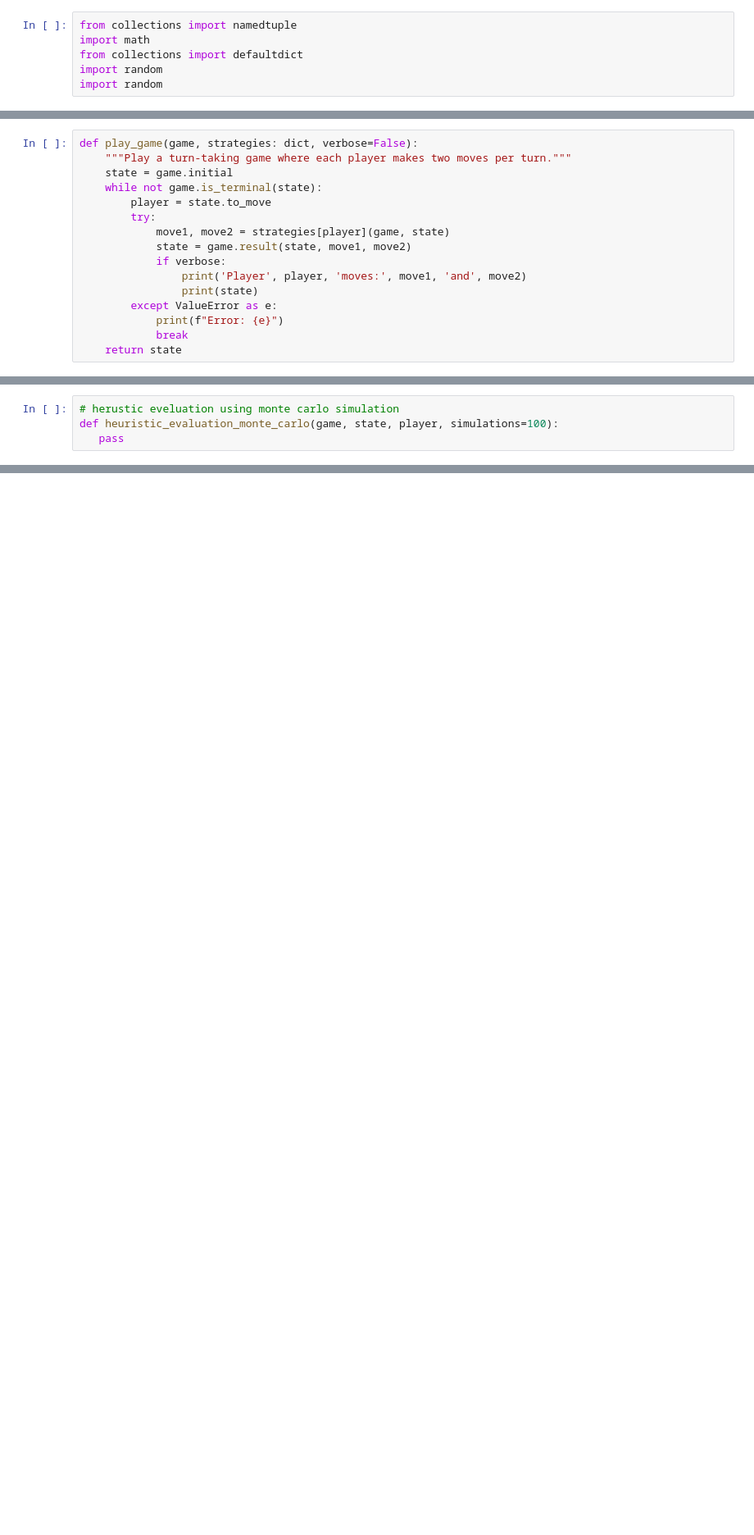
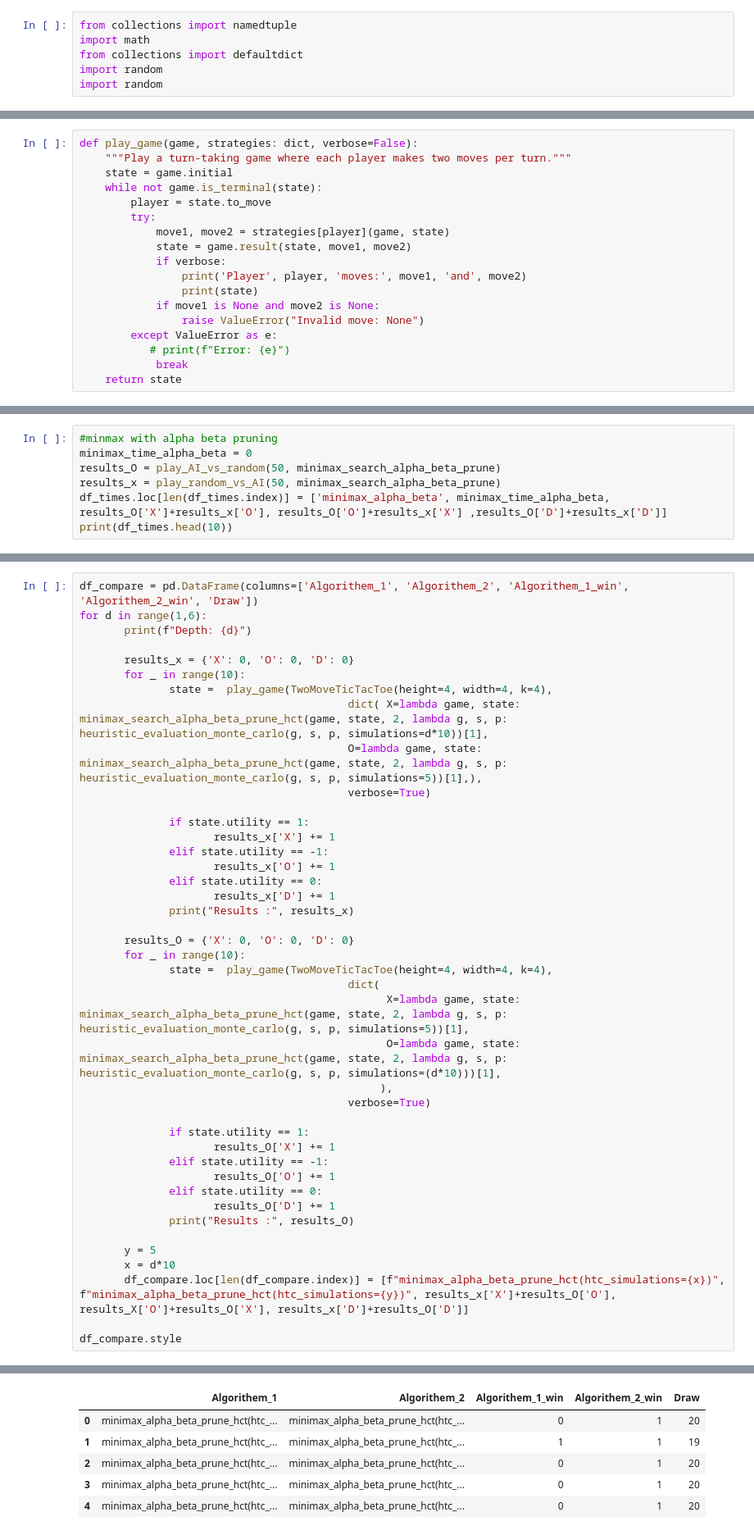
Before and after one commit to jayalalj/AI-801-tic-tac-toe, a Jupyter notebook: two_moves_tic_tac_toe.ipynb, the cells around one changed output, grey strips where cells are left out. Shown at 82% size. Drawn from its saved outputs; the diff is of its cells as text; blank space fills up the shorter version.

```diff
--- a/two_moves_tic_tac_toe.ipynb
+++ b/two_moves_tic_tac_toe.ipynb
@@ -132,7 +134,9 @@ def play_game(game, strategies: dict, verbose=False):
             if verbose:
                 print('Player', player, 'moves:', move1, 'and', move2)
                 print(state)
+            if move1 is None and move2 is None:
+                raise ValueError("Invalid move: None")
         except ValueError as e:
-            print(f"Error: {e}")
+           # print(f"Error: {e}")
             break
     return state
@@ -260,4 +320,0 @@ def heuristic_evaluation_WinLines(game, state, player):
-# %%
-# herustic eveluation using monte carlo simulation
-def heuristic_evaluation_monte_carlo(game, state, player, simulations=100):
-   pass
@@ -307,0 +434,7 @@ O O X X X
+# %%
+#minmax with alpha beta pruning
+minimax_time_alpha_beta = 0
+results_O = play_AI_vs_random(50, minimax_search_alpha_beta_prune)
+results_x = play_random_vs_AI(50, minimax_search_alpha_beta_prune)
+df_times.loc[len(df_times.index)] = ['minimax_alpha_beta', minimax_time_alpha_beta, results_O['X']+results_x['O'], results_O['O']+results_x['X'] ,results_O['D']+results_x['D']]
+print(df_times.head(10))
@@ -307,0 +731,43 @@ O O X X X
+# %%
+df_compare = pd.DataFrame(columns=['Algorithem_1', 'Algorithem_2', 'Algorithem_1_win', 'Algorithem_2_win', 'Draw'])
+for d in range(1,6):
+       print(f"Depth: {d}")
+
+       results_x = {'X': 0, 'O': 0, 'D': 0}
+       for _ in range(10):
+              state =  play_game(TwoMoveTicTacToe(height=4, width=4, k=4),
+                                          dict( X=lambda game, state: minimax_search_alpha_beta_prune_hct(game, state, 2, lambda g, s, p: heuristic_evaluation_monte_carlo(g, s, p, simulations=d*10))[1],
+                                          O=lambda game, state: minimax_search_alpha_beta_prune_hct(game, state, 2, lambda g, s, p: heuristic_evaluation_monte_carlo(g, s, p, simulations=5))[1],),
+                                          verbose=True)
+
+              if state.utility == 1:
+                     results_x['X'] += 1
+              elif state.utility == -1:
+                     results_x['O'] += 1
+              elif state.utility == 0:
+                     results_x['D'] += 1
+              print("Results :", results_x)
+
+       results_O = {'X': 0, 'O': 0, 'D': 0}
+       for _ in range(10):
+              state =  play_game(TwoMoveTicTacToe(height=4, width=4, k=4),
+                                          dict(
+                                                X=lambda game, state: minimax_search_alpha_beta_prune_hct(game, state, 2, lambda g, s, p: heuristic_evaluation_monte_carlo(g, s, p, simulations=5))[1],
+                                                O=lambda game, state: minimax_search_alpha_beta_prune_hct(game, state, 2, lambda g, s, p: heuristic_evaluation_monte_carlo(g, s, p, simulations=(d*10)))[1],
+                                               ),
+                                          verbose=True)
+
+              if state.utility == 1:
+                     results_O['X'] += 1
+              elif state.utility == -1:
+                     results_O['O'] += 1
+              elif state.utility == 0:
+                     results_O['D'] += 1
+              print("Results :", results_O)
+
+       y = 5
+       x = d*10
+       df_compare.loc[len(df_compare.index)] = [f"minimax_alpha_beta_prune_hct(htc_simulations={x})", f"minimax_alpha_beta_prune_hct(htc_simulations={y})", results_x['X']+results_O['O'], results_X['O']+results_O['X'], results_x['D']+results_O['D']]
+
+df_compare.style
+# %% [output]
@@ -307,0 +791,6 @@ O O X X X
+|  | Algorithem_1 | Algorithem_2 | Algorithem_1_win | Algorithem_2_win | Draw |
+| 0 | minimax_alpha_beta_prune_hct(htc_... | minimax_alpha_beta_prune_hct(htc_... | 0 | 1 | 20 |
+| 1 | minimax_alpha_beta_prune_hct(htc_... | minimax_alpha_beta_prune_hct(htc_... | 1 | 1 | 19 |
+| 2 | minimax_alpha_beta_prune_hct(htc_... | minimax_alpha_beta_prune_hct(htc_... | 0 | 1 | 20 |
+| 3 | minimax_alpha_beta_prune_hct(htc_... | minimax_alpha_beta_prune_hct(htc_... | 0 | 1 | 20 |
+| 4 | minimax_alpha_beta_prune_hct(htc_... | minimax_alpha_beta_prune_hct(htc_... | 0 | 1 | 20 |
```
Also changed, not shown: parts of 22 cells of this notebook.
